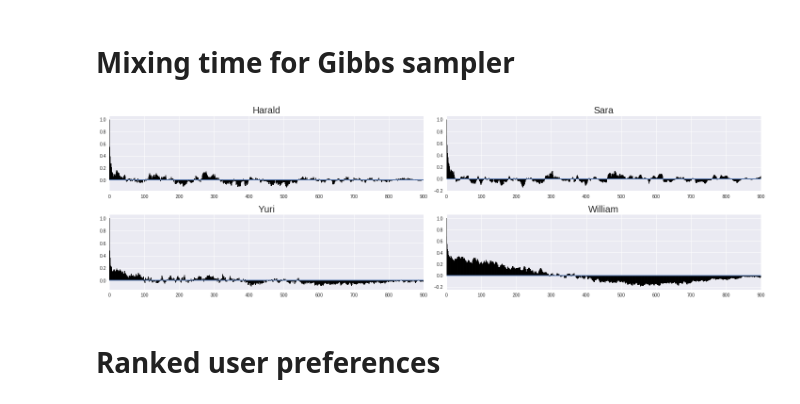
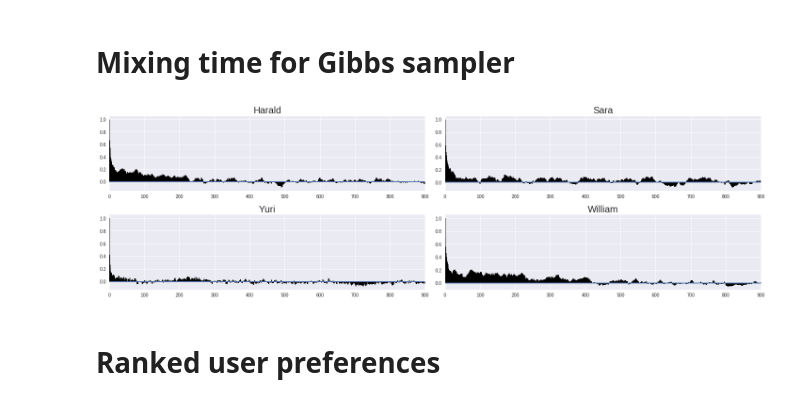
Before and after one commit to ioanab95/Colaborative-Filtering, a Jupyter notebook: collaborative_filtering.ipynb, the cells around one changed output. Cells and saved outputs as stored; diff of their text form; code cells hidden in the pictures.

```diff
--- a/collaborative_filtering.ipynb
+++ b/collaborative_filtering.ipynb
@@ -377,12 +341,12 @@ with matplotlib.rc_context({'figure.figsize': [20,15], 'axes.titlesize': 20}):
         ax = fig.add_subplot(6, 1, i+1)
         fig.tight_layout()
         fig.tight_layout()
-        ax.plot(user_preferences_samples[:500, users[i], 0])
+        ax.plot(user_preferences_samples[:1500, users[i], 0])
         ax.set_title(users_df.get_value(users[i], 'name'))
     for i in range(3):
         ax = fig.add_subplot(6, 1, i+4)
         fig.tight_layout()
-        ax.plot(restaurant_traits_samples[:500, restaurants[i], 0])
+        ax.plot(restaurant_traits_samples[:1500, restaurants[i], 0])
         ax.set_title(restaurants_df.get_value(restaurants[i], 'name'))
 plt.show()
 # %% [output]
@@ -394,17 +358,17 @@ The burning time represents the time required to get from the initial random loc
 # %%
 users = [0, 1, 2, 3]
 
 with matplotlib.rc_context({'figure.figsize': [20,6], 'axes.titlesize': 20}):
     fig = plt.figure()
     for i in range(4):
         ax = fig.add_subplot(2, 2, i+1)  # 2 rows of panels, 3 columns
         fig.tight_layout()
-        ax.acorr(user_preferences_samples[:, users[i], 1] - np.mean(user_preferences_samples[:, users[i], 1]), maxlags=900)
+        ax.acorr(user_preferences_samples[:, users[i], 3] - np.mean(user_preferences_samples[:, users[i], 3]), maxlags=900)
         ax.set_title(users_df.get_value(users[i], 'name'))
         ax.set_xlim(0,900)
 plt.show()
 # %% [output]
-[figure, old version]
+[figure, new version]
 # %% [markdown]
 # Ranked user preferences
 # %%
```
Also changed, not shown: parts of 31 cells of this notebook.
